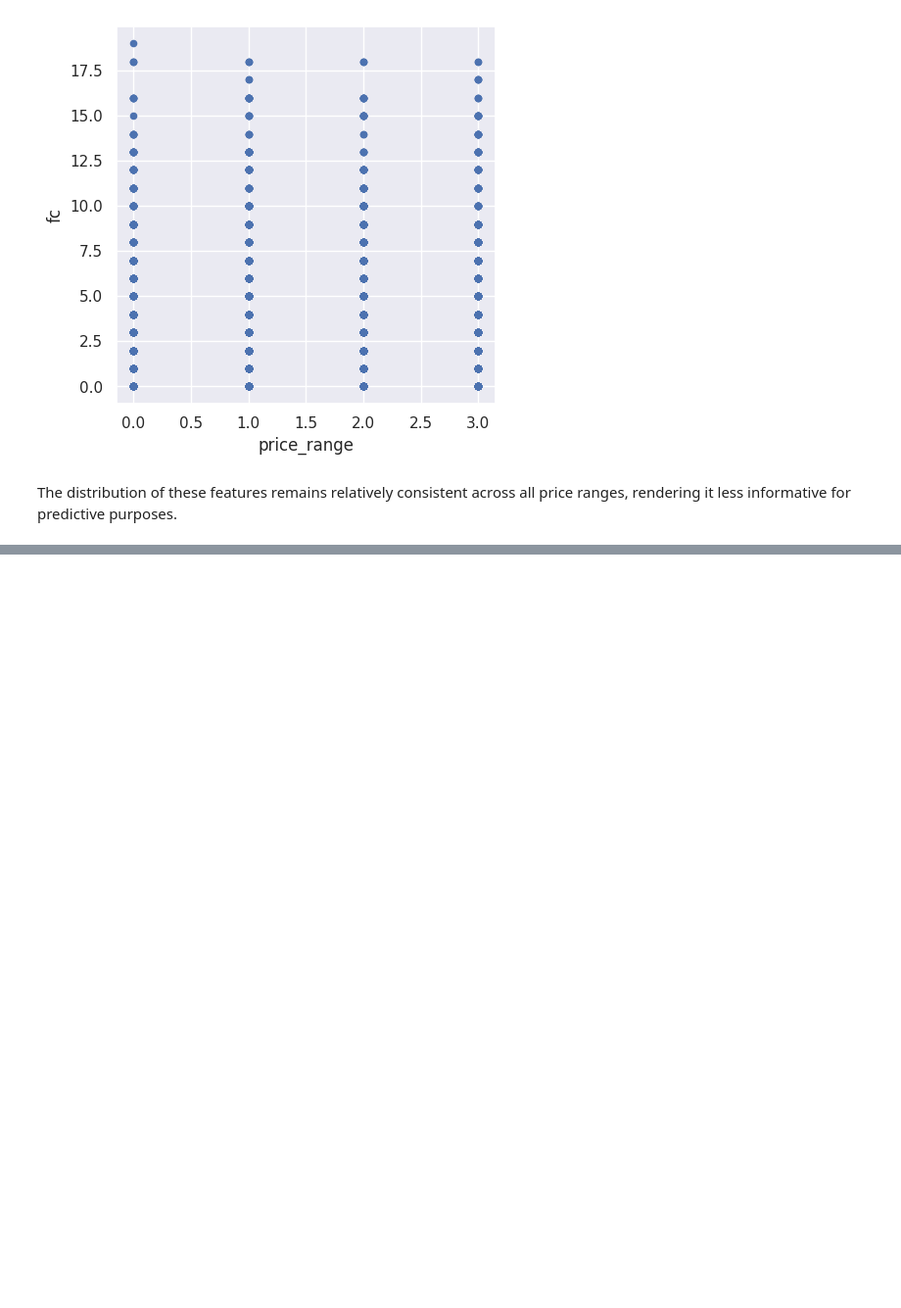
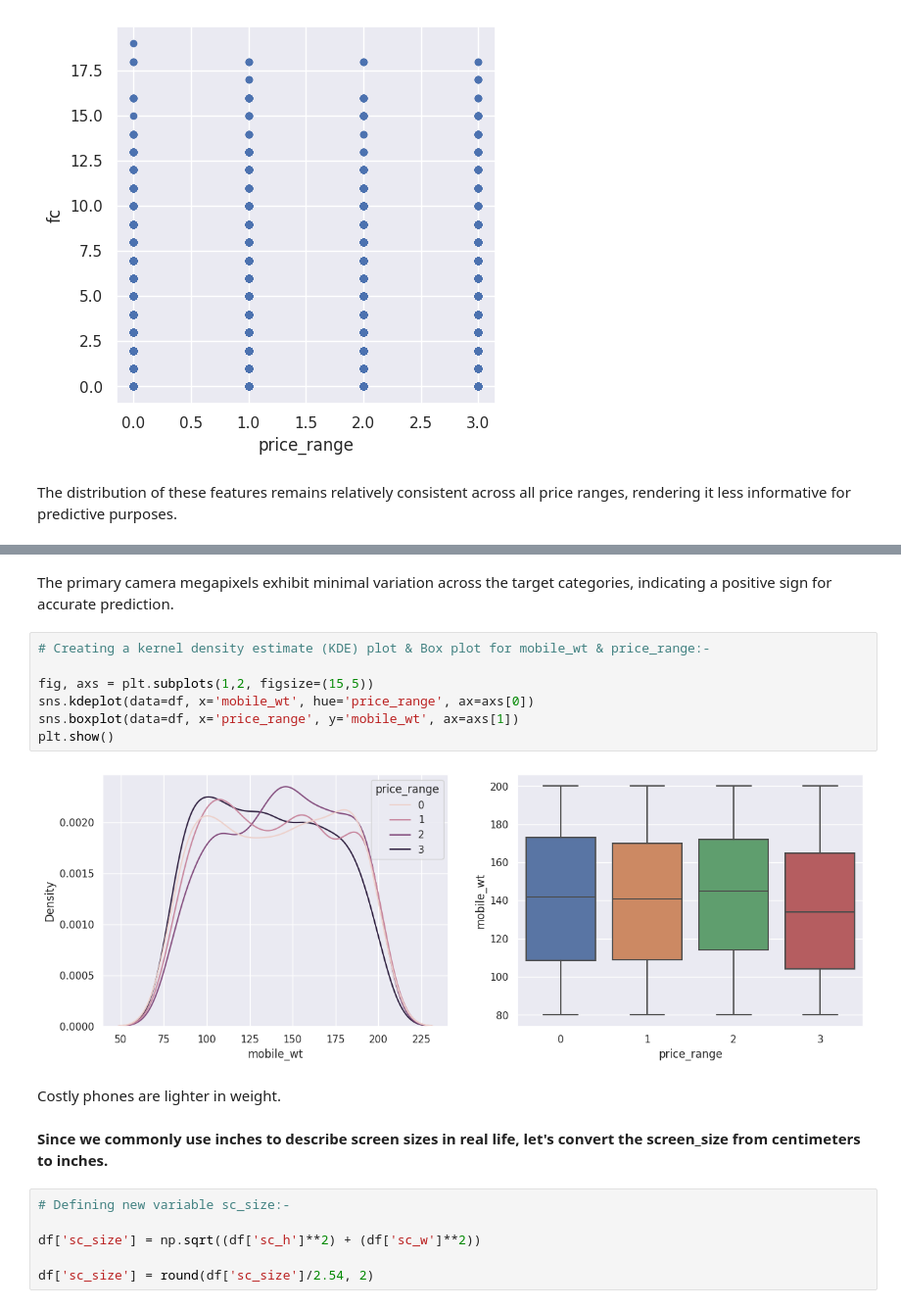
Before and after one commit to DeepakSingh1992/CLASSIFICATION-PROJECT, a Jupyter notebook: Classification_Mobile_price_range_prediction_Deepak_Singh.ipynb, the cells around one changed output, grey strips where cells are left out. Shown at 98% size. Saved outputs shown, nothing was run; the diff lists cells and outputs as text; blank space fills up the shorter version.

```diff
--- a/Classification_Mobile_price_range_prediction_Deepak_Singh.ipynb
+++ b/Classification_Mobile_price_range_prediction_Deepak_Singh.ipynb
@@ -340,0 +350,21 @@ The distribution of these features remains relatively consistent across all pric
+# %% [markdown]
+The primary camera megapixels exhibit minimal variation across the target categories, indicating a positive sign for accurate prediction.
+# %%
+# Creating a kernel density estimate (KDE) plot & Box plot for mobile_wt & price_range:-
+
+fig, axs = plt.subplots(1,2, figsize=(15,5))
+sns.kdeplot(data=df, x='mobile_wt', hue='price_range', ax=axs[0])
+sns.boxplot(data=df, x='price_range', y='mobile_wt', ax=axs[1])
+plt.show()
+# %% [output]
+[figure, added]
+# %% [markdown]
+Costly phones are lighter in weight.
+# %% [markdown]
+**Since we commonly use inches to describe screen sizes in real life, let's convert the screen_size from centimeters to inches.**
+# %%
+# Defining new variable sc_size:-
+
+df['sc_size'] = np.sqrt((df['sc_h']**2) + (df['sc_w']**2))
+
+df['sc_size'] = round(df['sc_size']/2.54, 2)
```
Also changed, not shown: parts of 10 cells of this notebook.
